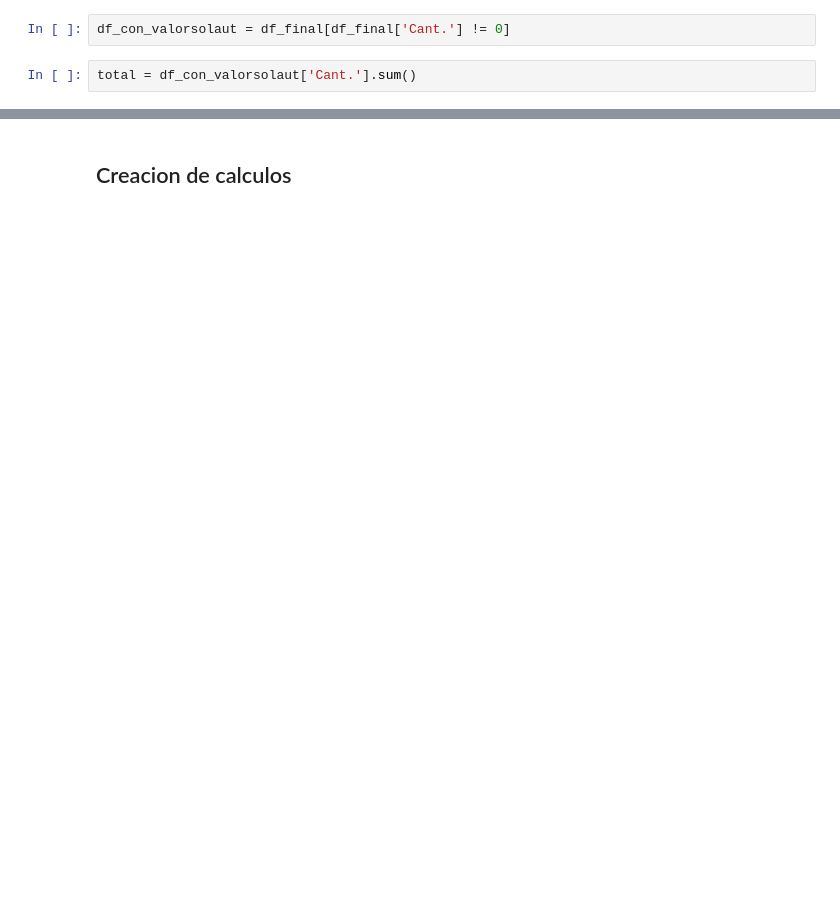
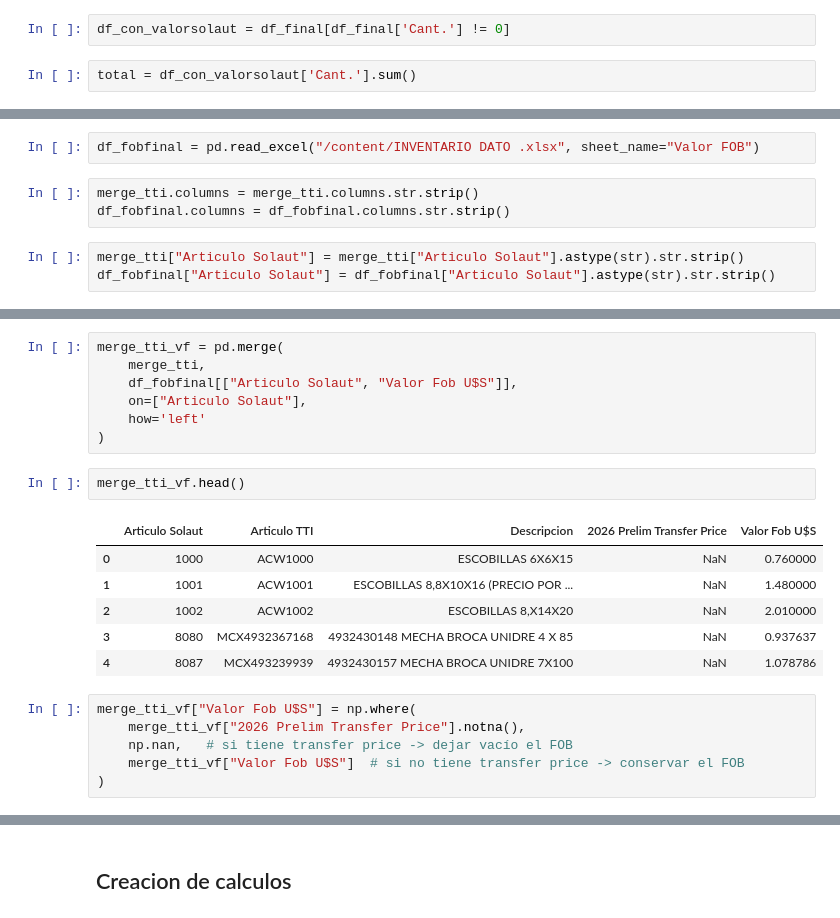
Before and after one commit to Evelyn199627/EERR, a Jupyter notebook: Inventario_TTI.ipynb, the cells around one changed output, grey strips where cells are left out. Drawn from its saved outputs; the diff is of its cells as text; blank space fills up the shorter version.

```diff
--- a/Inventario_TTI.ipynb
+++ b/Inventario_TTI.ipynb
@@ -307,0 +204,8 @@ df1 = df_con_valorsolaut[['Articulo Solaut ', 'Cant.']]
+# %%
+df_fobfinal = pd.read_excel("/content/INVENTARIO DATO .xlsx", sheet_name="Valor FOB")
+# %%
+merge_tti.columns = merge_tti.columns.str.strip()
+df_fobfinal.columns = df_fobfinal.columns.str.strip()
+# %%
+merge_tti["Articulo Solaut"] = merge_tti["Articulo Solaut"].astype(str).str.strip()
+df_fobfinal["Articulo Solaut"] = df_fobfinal["Articulo Solaut"].astype(str).str.strip()
@@ -307,0 +221,22 @@ df1 = df_con_valorsolaut[['Articulo Solaut ', 'Cant.']]
+# %%
+merge_tti_vf = pd.merge(
+    merge_tti,
+    df_fobfinal[["Articulo Solaut", "Valor Fob U$S"]],
+    on=["Articulo Solaut"],
+    how='left'
+)
+# %%
+merge_tti_vf.head()
+# %% [output]
+|  | Articulo Solaut | Articulo TTI | Descripcion | 2026 Prelim Transfer Price | Valor Fob U$S |
+| 0 | 1000 | ACW1000 | ESCOBILLAS 6X6X15 | NaN | 0.760000 |
+| 1 | 1001 | ACW1001 | ESCOBILLAS 8,8X10X16 (PRECIO POR ... | NaN | 1.480000 |
+| 2 | 1002 | ACW1002 | ESCOBILLAS 8,X14X20 | NaN | 2.010000 |
+| 3 | 8080 | MCX4932367168 | 4932430148 MECHA BROCA UNIDRE 4 X 85 | NaN | 0.937637 |
+| 4 | 8087 | MCX493239939 | 4932430157 MECHA BROCA UNIDRE 7X100 | NaN | 1.078786 |
+# %%
+merge_tti_vf["Valor Fob U$S"] = np.where(
+    merge_tti_vf["2026 Prelim Transfer Price"].notna(),
+    np.nan,   # si tiene transfer price -> dejar vacío el FOB
+    merge_tti_vf["Valor Fob U$S"]  # si no tiene transfer price -> conservar el FOB
+)
```
Also changed, not shown: parts of 186 cells of this notebook.
